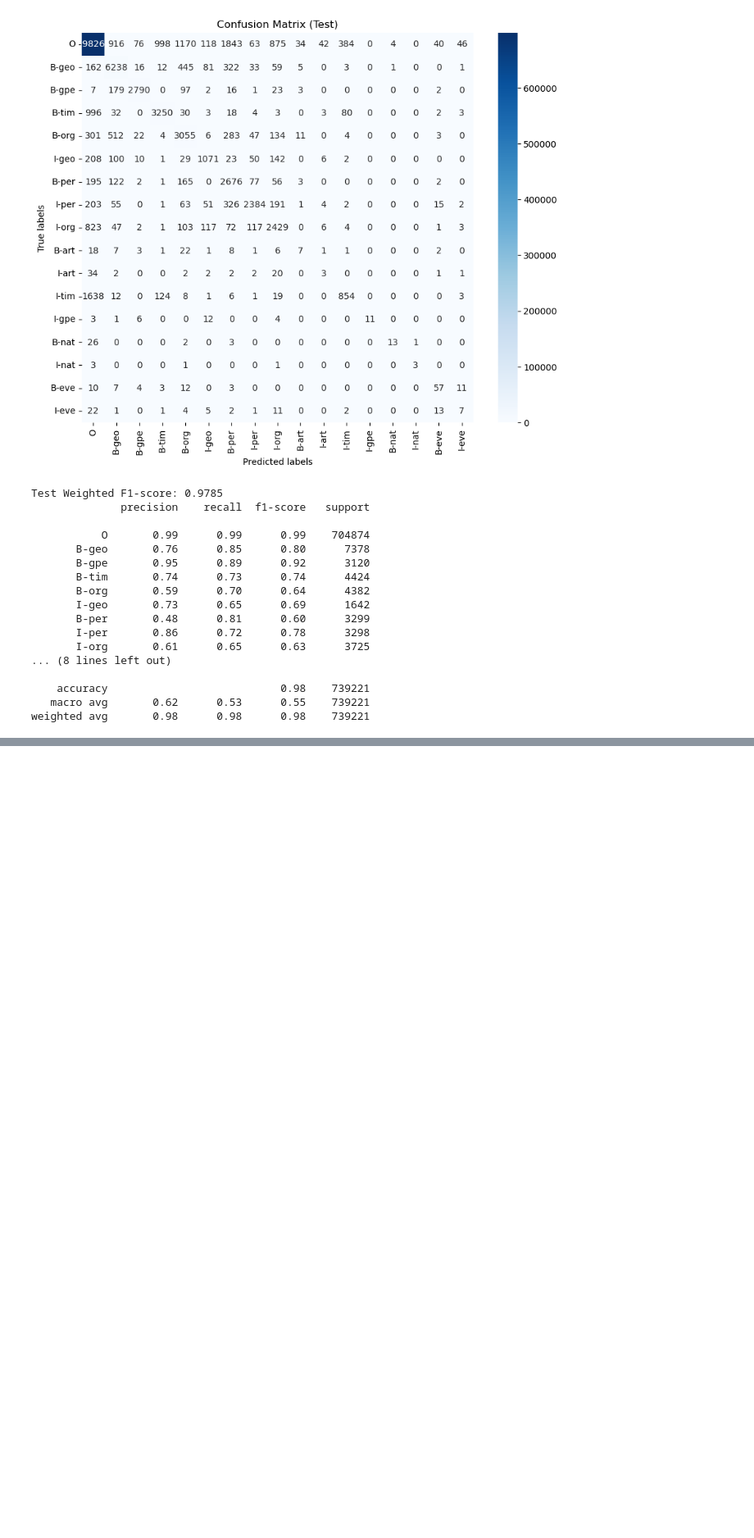
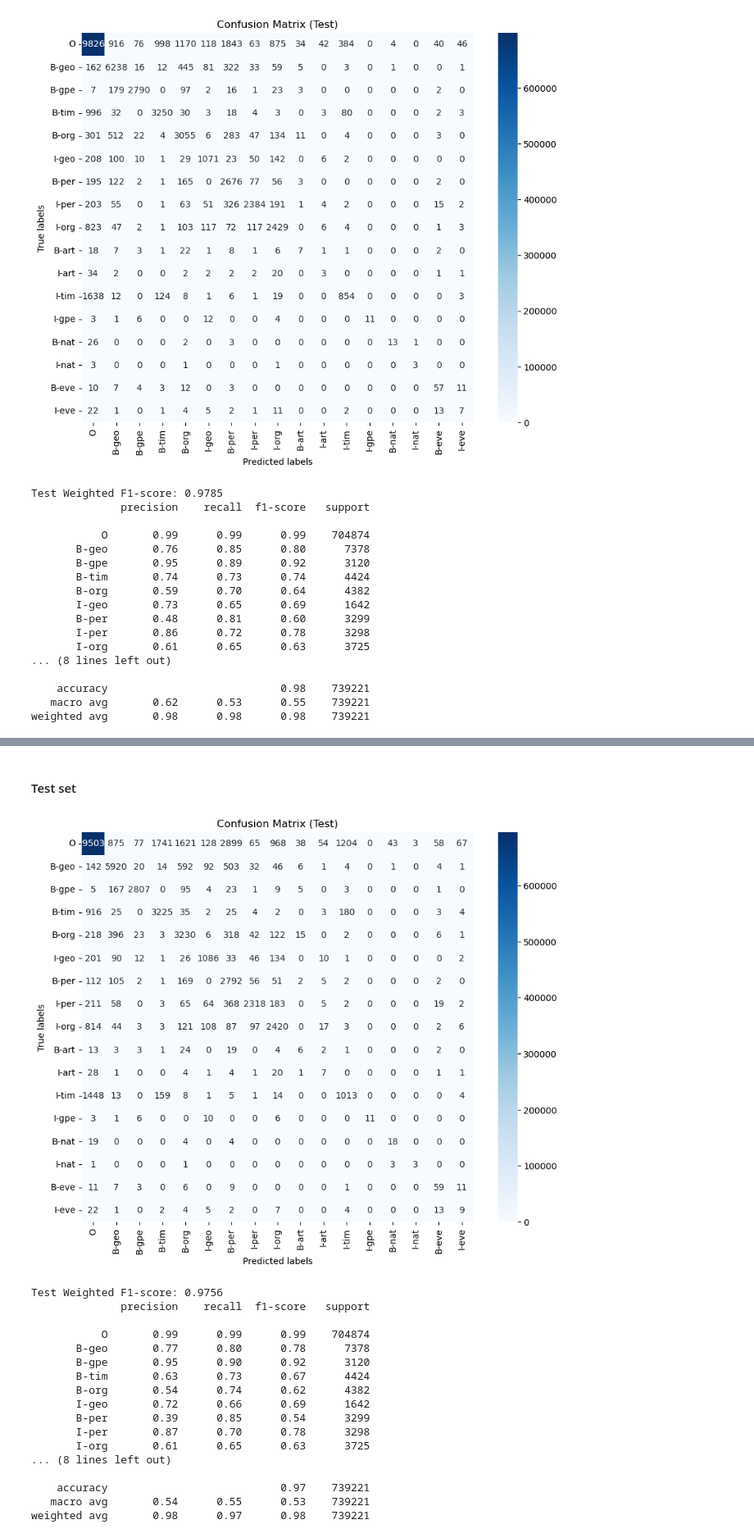
Before and after one commit to ivairali/nlp2, a Jupyter notebook: reproduce_results.ipynb, the cells around one changed output, grey strips where cells are left out. Shown at 82% size. Cells and saved outputs as stored; diff of their text form; code cells hidden in the pictures; blank space fills up the shorter version.

```diff
--- a/reproduce_results.ipynb
+++ b/reproduce_results.ipynb
@@ -600,0 +708,2 @@ weighted avg       0.98      0.98      0.98    739221
+# %%
+pred_test_6 = sp_6.viterbi_decode_corpus(fixed_test_dataset)
@@ -600,0 +752,23 @@ weighted avg       0.98      0.98      0.98    739221
+# %% [markdown]
+#### Test set
+# %%
+cm_test_6, f1_test_6 = evaluate_predictions(fixed_test_dataset.seq_list, pred_test_6, tag_dict, set_name="Test")
+# %% [output]
+[figure, added]
+Test Weighted F1-score: 0.9756
+              precision    recall  f1-score   support
+
+           O       0.99      0.99      0.99    704874
+       B-geo       0.77      0.80      0.78      7378
+       B-gpe       0.95      0.90      0.92      3120
+       B-tim       0.63      0.73      0.67      4424
+       B-org       0.54      0.74      0.62      4382
+       I-geo       0.72      0.66      0.69      1642
+       B-per       0.39      0.85      0.54      3299
+       I-per       0.87      0.70      0.78      3298
+       I-org       0.61      0.65      0.63      3725
+... (8 lines left out)
+
+    accuracy                           0.97    739221
+   macro avg       0.54      0.55      0.53    739221
+weighted avg       0.98      0.97      0.98    739221
```
Also changed, not shown: parts of 27 cells of this notebook, 4 other files.
